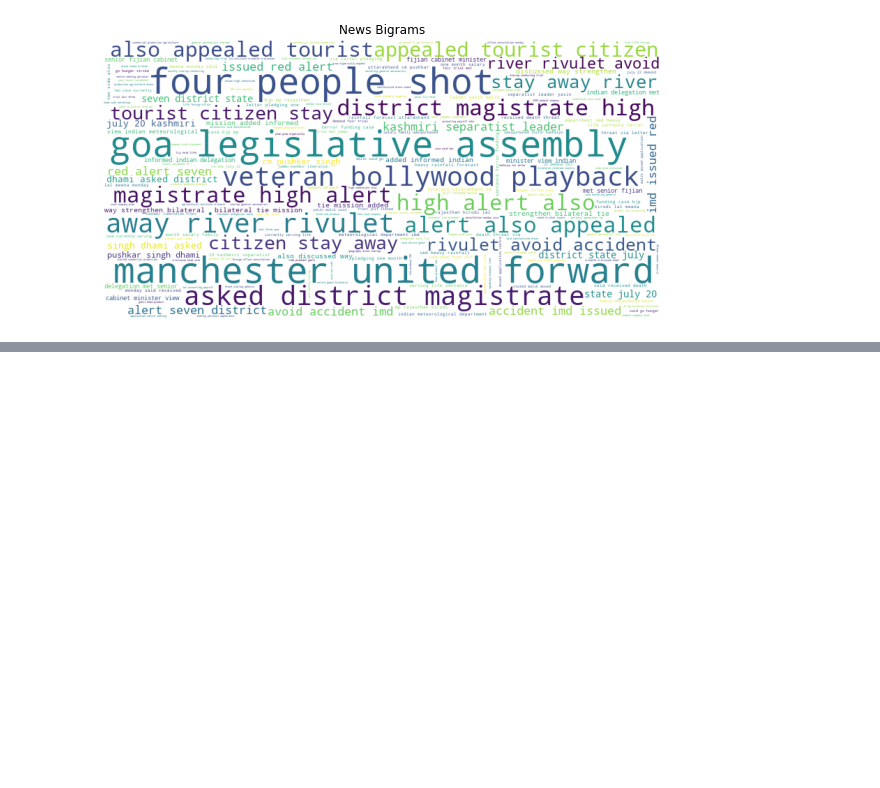
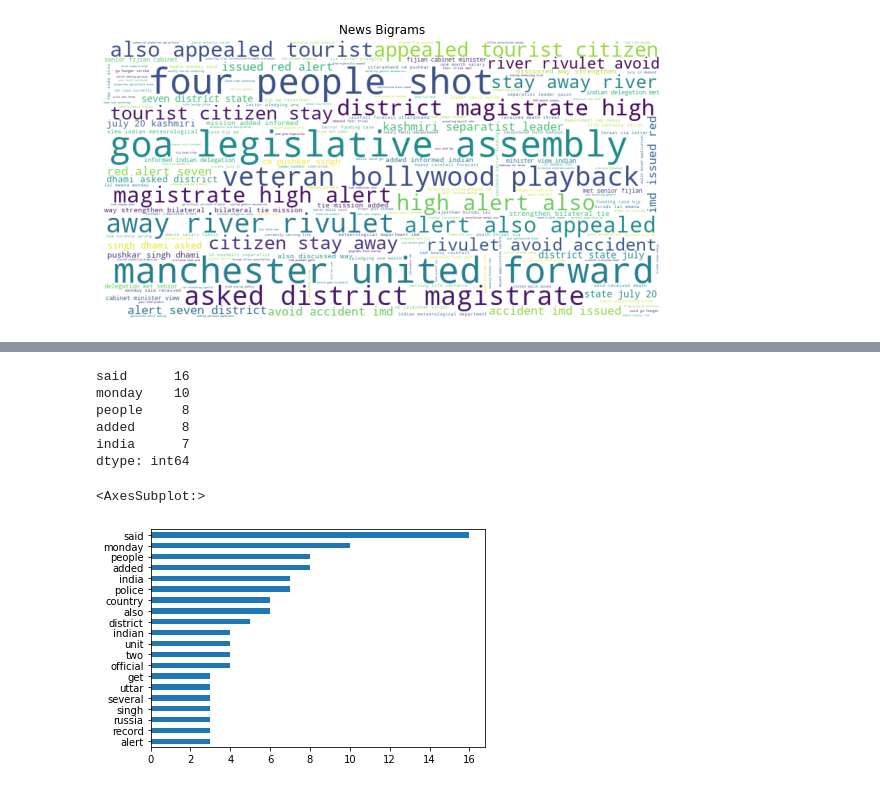
Before and after one commit to lochlynlaskowski/natural-language-processing-exercises, a Jupyter notebook: explore.ipynb, the cells around one changed output, grey strips where cells are left out. Drawn from its saved outputs; the diff is of its cells as text; code cells hidden in the pictures; blank space fills up the shorter version.

```diff
--- a/explore.ipynb
+++ b/explore.ipynb
@@ -293,3 +293,5 @@ plt.title('News Bigrams')
 plt.show()
 # %% [output]
 [figure]
+# %%
+news_df = acquire.get_news_articles_data()
@@ -295,0 +326,3 @@ plt.show()
+# %%
+business_words = clean(' '.join(news_df[news_df.category == 'business'].content))
+business_words
@@ -295,0 +347,15 @@ plt.show()
+# %%
+business_freq = pd.Series(business_words).value_counts()
+business_freq.head()
+# %% [output]
+said      16
+monday    10
+people     8
+added      8
+india      7
+dtype: int64
+# %%
+business_freq.head(20).sort_values().plot.barh()
+# %% [output]
+<AxesSubplot:>
+[figure, added]
```
Also changed, not shown: parts of 6 cells of this notebook.
